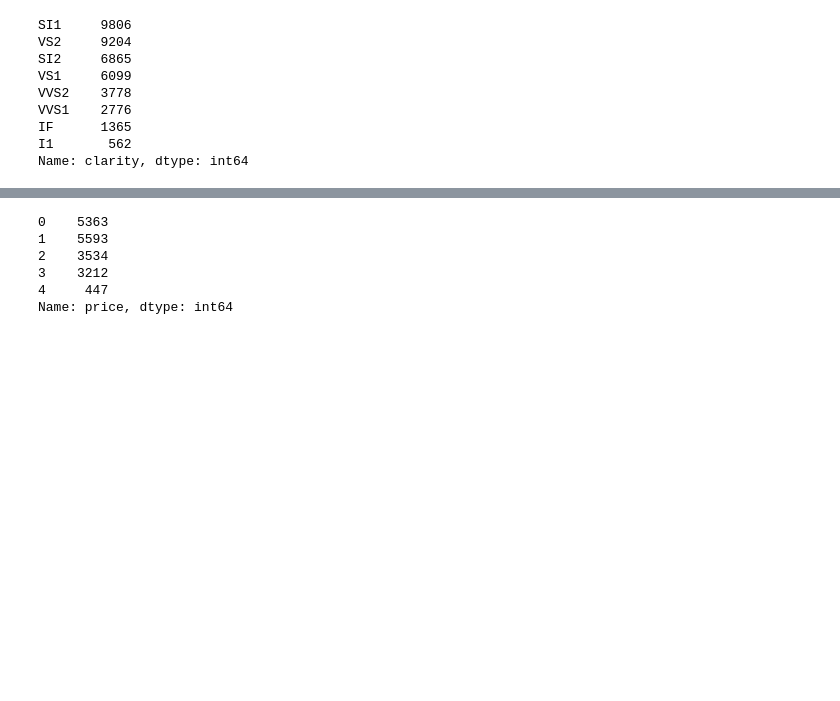
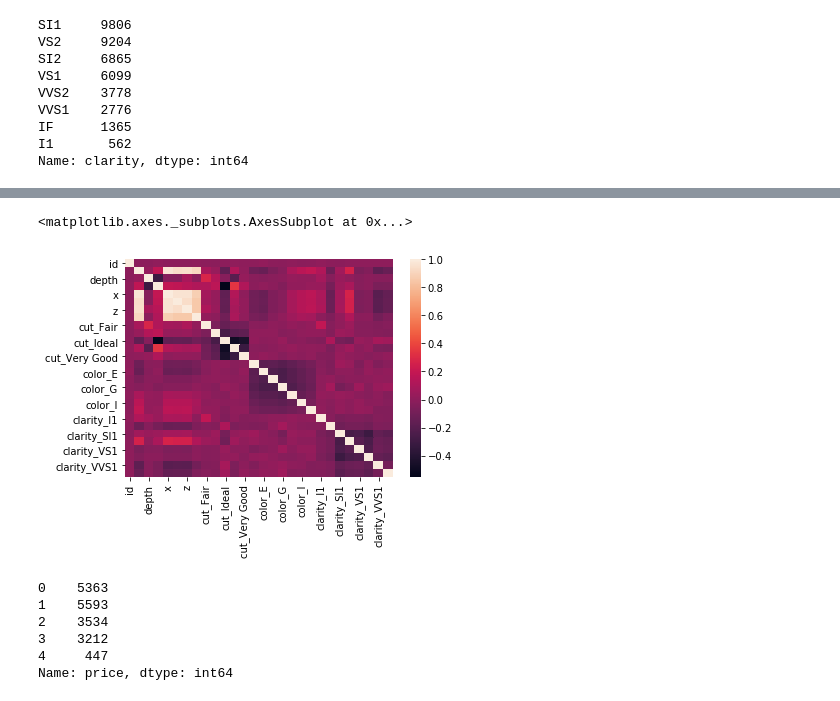
Before and after one commit to silviaherf/diamonds-kaggle-competition, a Jupyter notebook: src/data_cleaning.ipynb, the cells around one changed output, grey strips where cells are left out. Drawn from its saved outputs; the diff is of its cells as text; code cells hidden in the pictures; blank space fills up the shorter version.

```diff
--- a/src/data_cleaning.ipynb
+++ b/src/data_cleaning.ipynb
@@ -93,3 +129,8 @@ Name: clarity, dtype: int64
+# %%
+sns.heatmap(pd.get_dummies(data).corr())
+# %% [output]
+<matplotlib.axes._subplots.AxesSubplot at 0x...>
+[figure, added]
 # %%
 y=data['price']
 # %%
```
Also changed, not shown: parts of 24 cells of this notebook.
